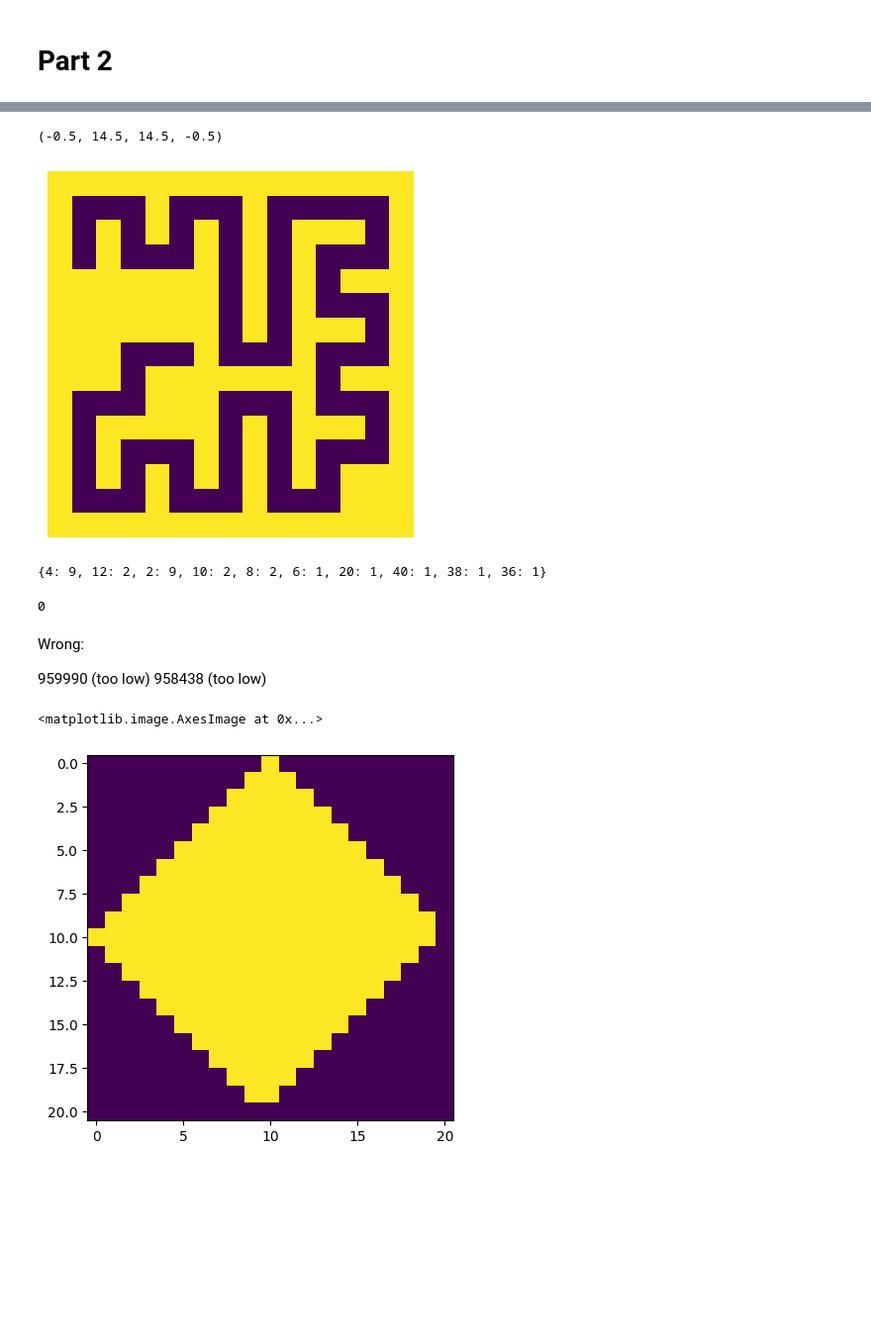
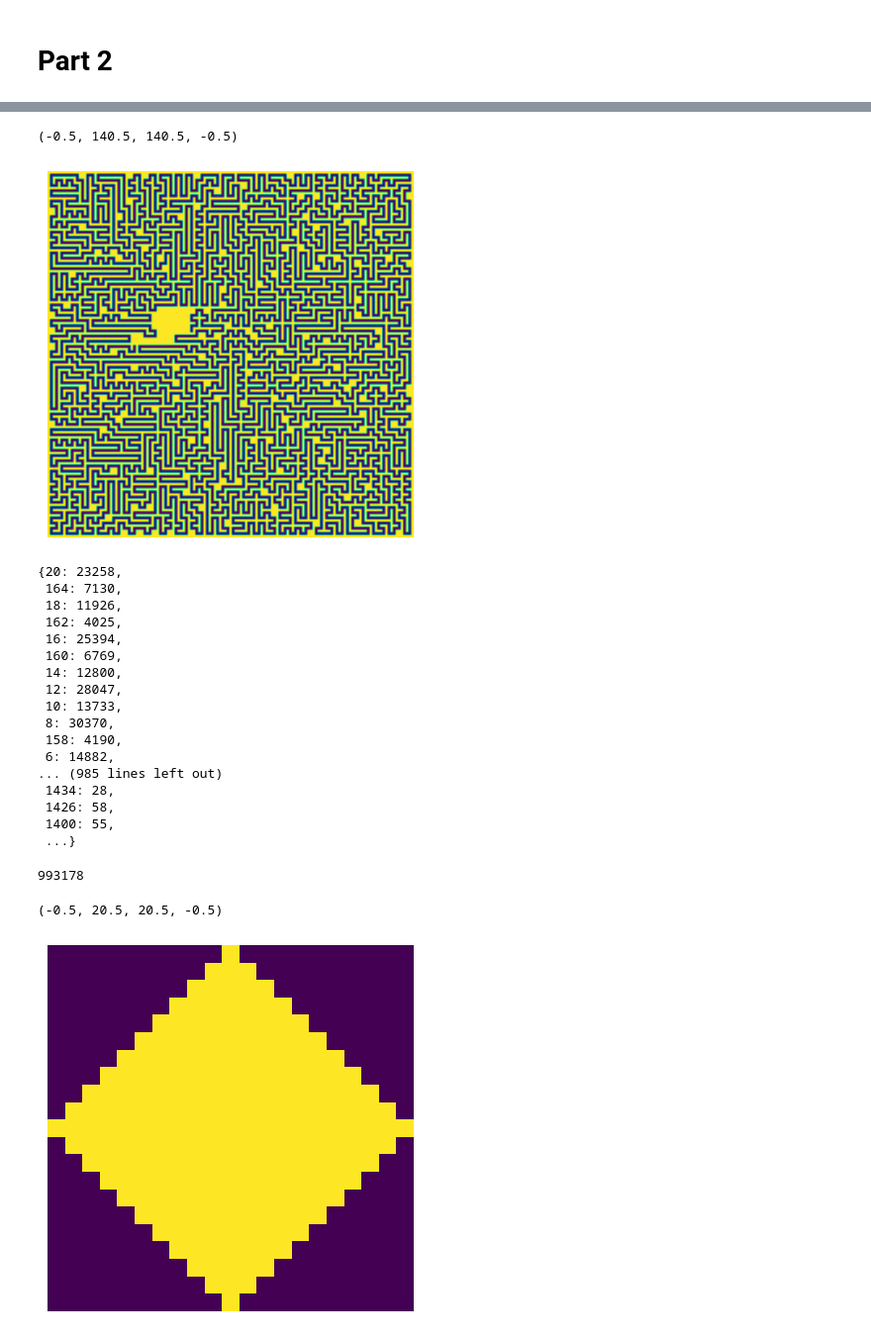
Before and after one commit to VojtaHavlicek/advent-of-code, a Jupyter notebook: 20/solution.ipynb, the cells around one changed output, grey strips where cells are left out. Shown at 99% size. Saved outputs shown, nothing was run; the diff lists cells and outputs as text; code cells hidden in the pictures; blank space fills up the shorter version.

```diff
--- a/20/solution.ipynb
+++ b/20/solution.ipynb
@@ -166,7 +166,7 @@ array = []
 start = None
 end = None
 
-with open("test_input.txt", "r") as f:
+with open("input.txt", "r") as f:
     for row, line in enumerate(f):
         row_content = list(line.strip())
         array.append(row_content)
@@ -229,18 +231,18 @@ for row in range(len(array)):
 plt.imshow(cheat_dist)
 plt.axis("off")
 # %% [output]
-(-0.5, 14.5, 14.5, -0.5)
+(-0.5, 140.5, 140.5, -0.5)
-[figure, old version]
+[figure, new version]
 # %%
 distance_to_end = distances[end[0]][end[1]]
 cheats = dict()
-radius = 2
+radius = 20
 
 for row in range(len(distances)):
     for col in range(len(distances)):
 
-        for r in range(-radius, radius):
-            for c in range(-radius + r, radius - r):
+        for r in range(-radius, radius+1):
+            for c in range(-radius + r, radius - r+1):
                 if abs(r) + abs(c) <= radius:
                     if 0 <= row + r < len(distances) and 0 <= col + c < len(distances[0]):
                         if distances[row][col] >= 0 and distances[row+r][col+c] >= 0:
@@ -251,19 +253,30 @@ for row in range(len(distances)):
 # %%
 cheats # weird
 # %% [output]
-{4: 9, 12: 2, 2: 9, 10: 2, 8: 2, 6: 1, 20: 1, 40: 1, 38: 1, 36: 1}
+{20: 23258,
+ 164: 7130,
+ 18: 11926,
+ 162: 4025,
+ 16: 25394,
+ 160: 6769,
+ 14: 12800,
+ 12: 28047,
+ 10: 13733,
+ 8: 30370,
+ 158: 4190,
+ 6: 14882,
+... (985 lines left out)
+ 1434: 28,
+ 1426: 58,
+ 1400: 55,
+ ...}
 # %%
 result = 0
 
 for saving, number in cheats.items():
-    if saving >= 50:
+    if saving >= 100:
        result += number
 
 result
 # %% [output]
-0
+993178
-# %% [markdown]
-Wrong:
-
-959990 (too low)
-958438 (too low)
@@ -274,17 +283,18 @@ for savings, number in cheats.items():
 # %%
 radius = 10
 
 test = np.zeros((2*radius+1,2*radius+1))
 
-for r in range(-radius,radius):
-    for c in range(-radius+r, radius-r):
+for r in range(-radius,radius+1):
+    for c in range(-radius+r, radius-r+1):
 
         if abs(r) + abs(c) <= radius:
             test[r+radius][c+radius] = 1
 
 
 
 plt.imshow(test)
+plt.axis("off")
 # %% [output]
-<matplotlib.image.AxesImage at 0x...>
+(-0.5, 20.5, 20.5, -0.5)
-[figure, old version]
+[figure, new version]
```
Also changed, not shown: parts of 4 cells of this notebook, 3 other files.
